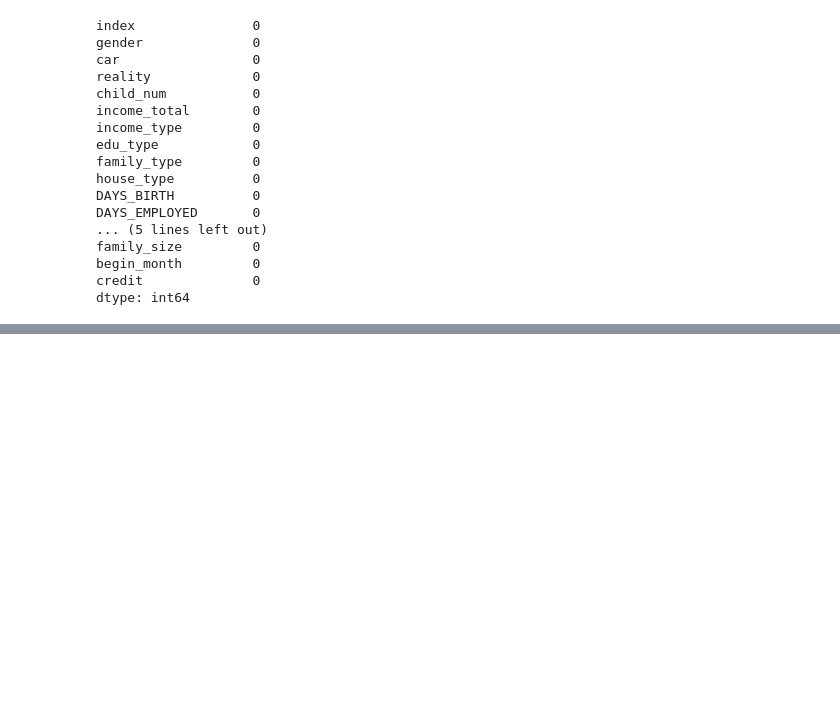
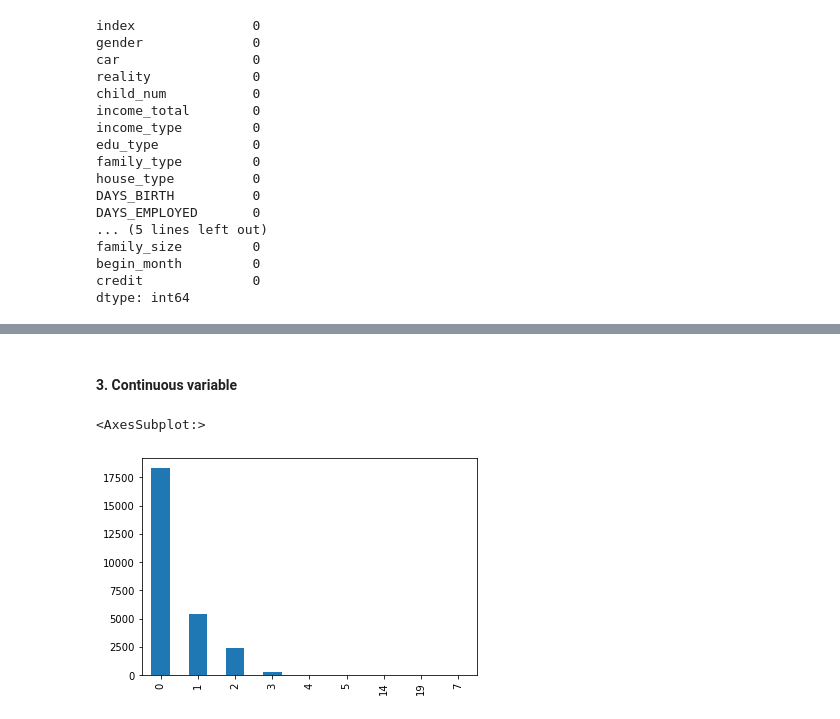
Before and after one commit to SeungukJeong/LIKELION_Semi_Project_03, a Jupyter notebook: seunguk_baseline.ipynb, the cells around one changed output, grey strips where cells are left out. Drawn from its saved outputs; the diff is of its cells as text; code cells hidden in the pictures; blank space fills up the shorter version.

```diff
--- a/seunguk_baseline.ipynb
+++ b/seunguk_baseline.ipynb
@@ -118,0 +130,32 @@ dtype: int64
+# %%
+train['gender'] = train['gender'].replace(['F','M'],[0,1])
+test['gender'] = test['gender'].replace(['F','M'],[0,1])
+print('gender :')
+print(train['gender'].value_counts())
+print('--------------')
+
+print('Having a car or not : ')
+train['car'] = train['car'].replace(['N','Y'],[0,1])
+test['car'] = test['car'].replace(['N','Y'],[0,1])
+print(train['car'].value_counts())
+print('--------------')
+
+print('Having house reality or not: ')
+train['reality'] = train['reality'].replace(['N','Y'],[0,1])
+test['reality'] = test['reality'].replace(['N','Y'],[0,1])
+print(train['reality'].value_counts())
+print('--------------')
+
+print('Having a phone or not: ')
+print(train['phone'].value_counts())
+print('--------------')
+
+
+print('Having a email or not: ')
+print(train['email'].value_counts())
+print('--------------')
+
+
+print('Having a work phone or not: ')
+print(train['work_phone'].value_counts())
+print('--------------')
@@ -118,0 +180,8 @@ dtype: int64
+# %% [markdown]
+#### 3. Continuous variable
+# %%
+# (1) child_num
+train['child_num'].value_counts(sort=False).plot.bar()
+# %% [output]
+<AxesSubplot:>
+[figure, added]
```
Also changed, not shown: parts of 13 cells of this notebook, 1 other file.
